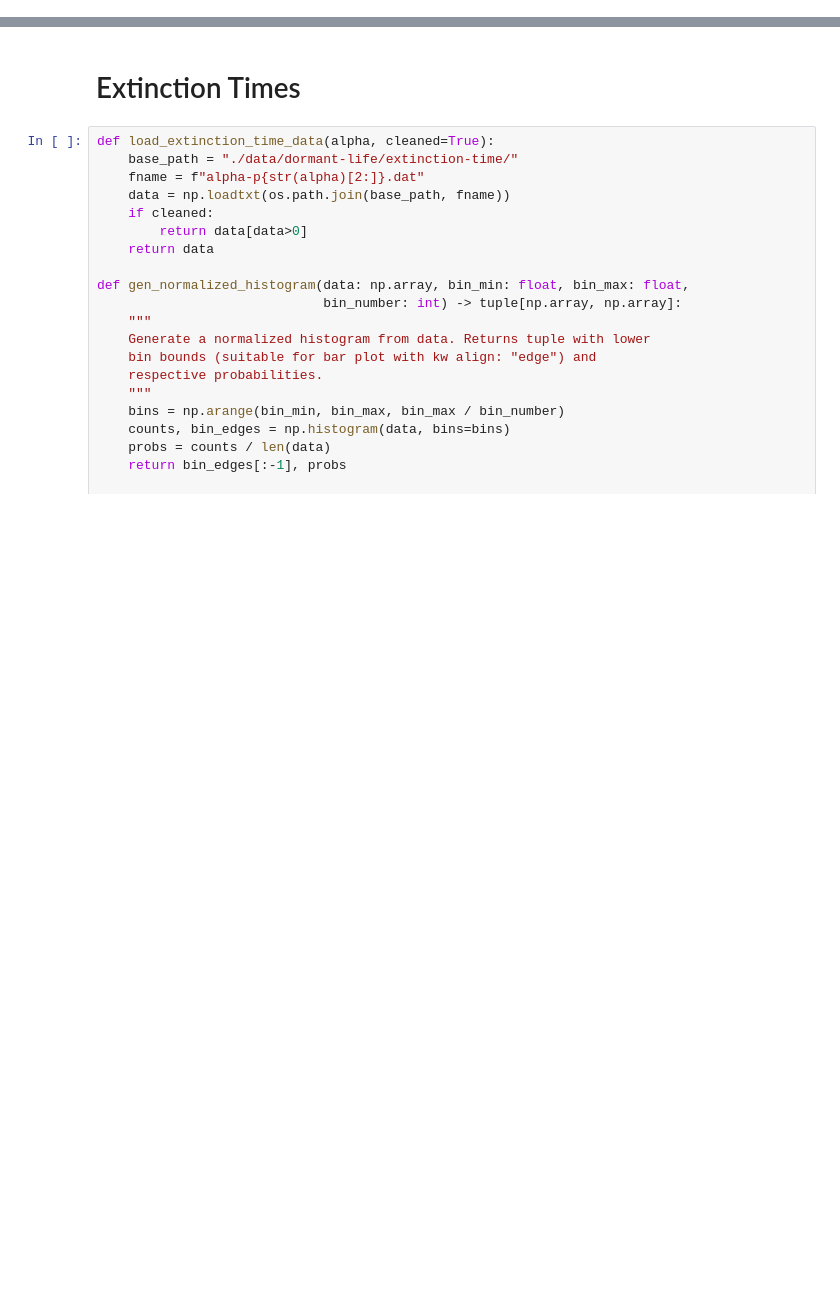
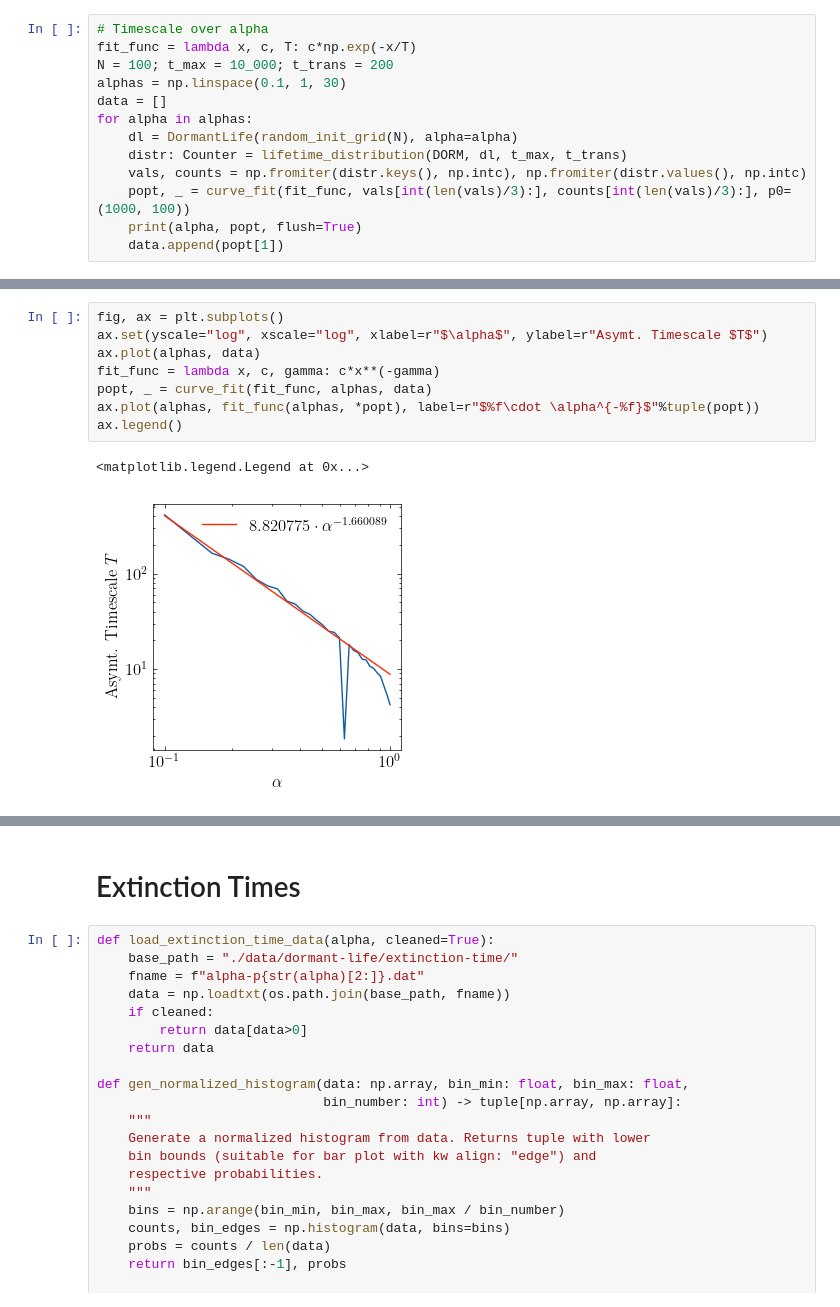
Before and after one commit to ISCOTTYI/dormant-life, a Jupyter notebook: plots.ipynb, the cells around one changed output, grey strips where cells are left out. Cells and saved outputs as stored; diff of their text form; blank space fills up the shorter version.

```diff
--- a/plots.ipynb
+++ b/plots.ipynb
@@ -8,0 +75,13 @@ from gol import DormantLife
+# %%
+# Timescale over alpha
+fit_func = lambda x, c, T: c*np.exp(-x/T)
+N = 100; t_max = 10_000; t_trans = 200
+alphas = np.linspace(0.1, 1, 30)
+data = []
+for alpha in alphas:
+    dl = DormantLife(random_init_grid(N), alpha=alpha)
+    distr: Counter = lifetime_distribution(DORM, dl, t_max, t_trans)
+    vals, counts = np.fromiter(distr.keys(), np.intc), np.fromiter(distr.values(), np.intc)
+    popt, _ = curve_fit(fit_func, vals[int(len(vals)/3):], counts[int(len(vals)/3):], p0=(1000, 100))
+    print(alpha, popt, flush=True)
+    data.append(popt[1])
@@ -8,0 +119,11 @@ from gol import DormantLife
+# %%
+fig, ax = plt.subplots()
+ax.set(yscale="log", xscale="log", xlabel=r"$\alpha$", ylabel=r"Asymt. Timescale $T$")
+ax.plot(alphas, data)
+fit_func = lambda x, c, gamma: c*x**(-gamma)
+popt, _ = curve_fit(fit_func, alphas, data)
+ax.plot(alphas, fit_func(alphas, *popt), label=r"$%f\cdot \alpha^{-%f}$"%tuple(popt))
+ax.legend()
+# %% [output]
+<matplotlib.legend.Legend at 0x...>
+[figure, added]
```
Also changed, not shown: parts of 13 cells of this notebook, 11 other files.
